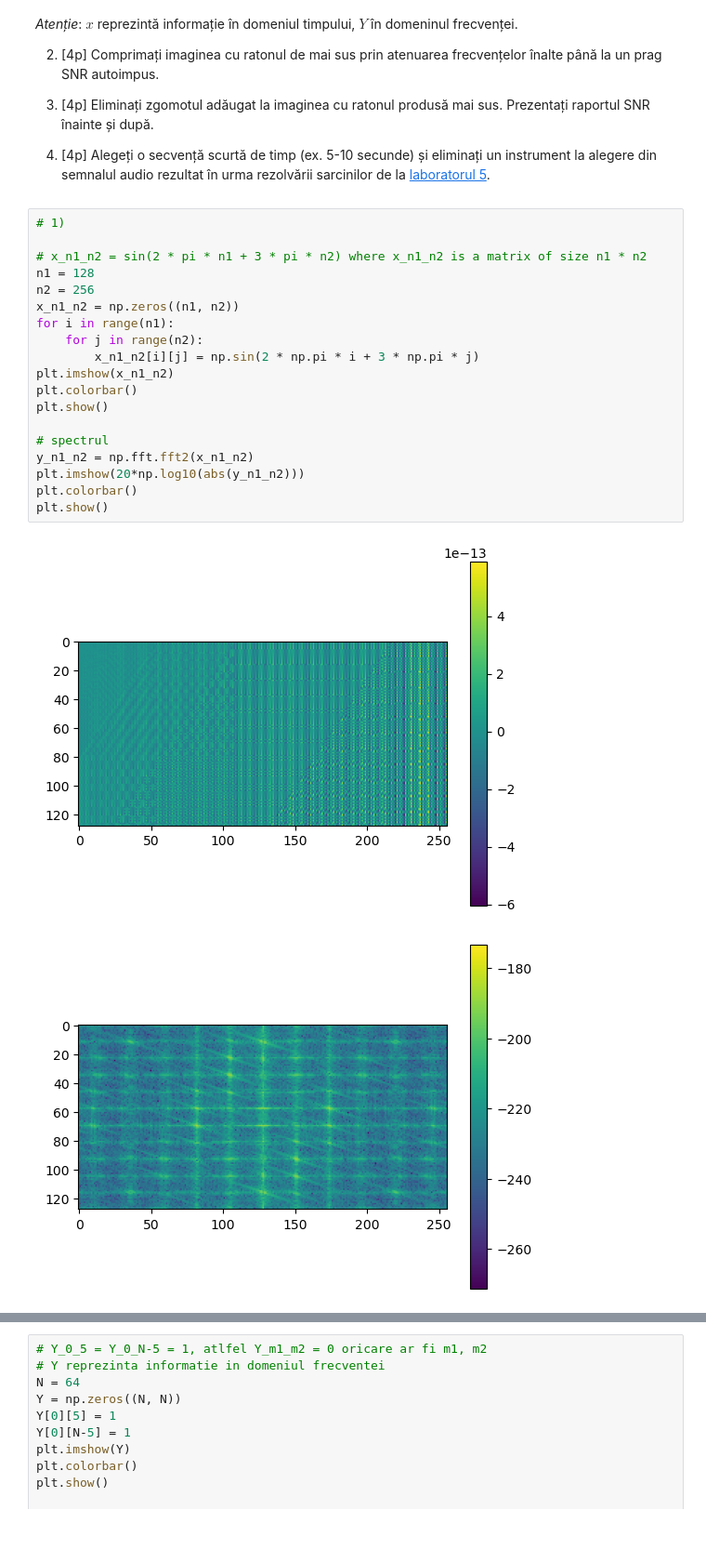
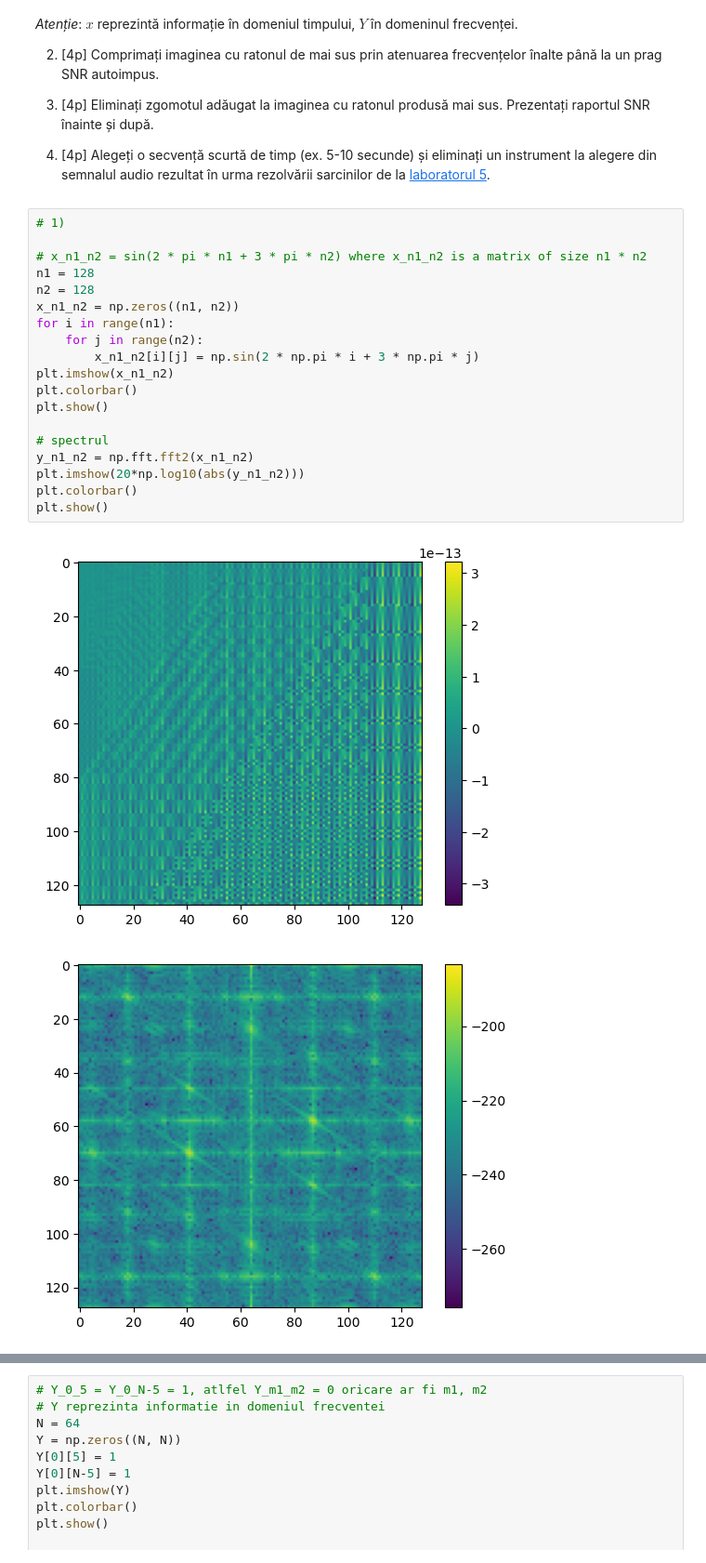
Before and after one commit to ReluSt13/ProcesareaSemnalelor, a Jupyter notebook: Tema7/lab7.ipynb, the cells around one changed output, grey strips where cells are left out. Shown at 93% size. Saved outputs shown, nothing was run; the diff lists cells and outputs as text; blank space fills up the shorter version.

```diff
--- a/Tema7/lab7.ipynb
+++ b/Tema7/lab7.ipynb
@@ -121,24 +122,24 @@ plt.show()
 # %%
 # 1)
 
 # x_n1_n2 = sin(2 * pi * n1 + 3 * pi * n2) where x_n1_n2 is a matrix of size n1 * n2
 n1 = 128
-n2 = 256
+n2 = 128
 x_n1_n2 = np.zeros((n1, n2))
 for i in range(n1):
     for j in range(n2):
         x_n1_n2[i][j] = np.sin(2 * np.pi * i + 3 * np.pi * j)
 plt.imshow(x_n1_n2)
 plt.colorbar()
 plt.show()
 
 # spectrul
 y_n1_n2 = np.fft.fft2(x_n1_n2)
 plt.imshow(20*np.log10(abs(y_n1_n2)))
 plt.colorbar()
 plt.show()
 # %% [output]
-[figure, old version]
+[figure, new version]
-[figure, old version]
+[figure, new version]
 # %%
 # x_n1_n2 = sin(4 * pi * n1) + cos(6 * pi * n2) where x_n1_n2 is a matrix of size n1 * n2
```
Also changed, not shown: parts of 6 cells of this notebook.
